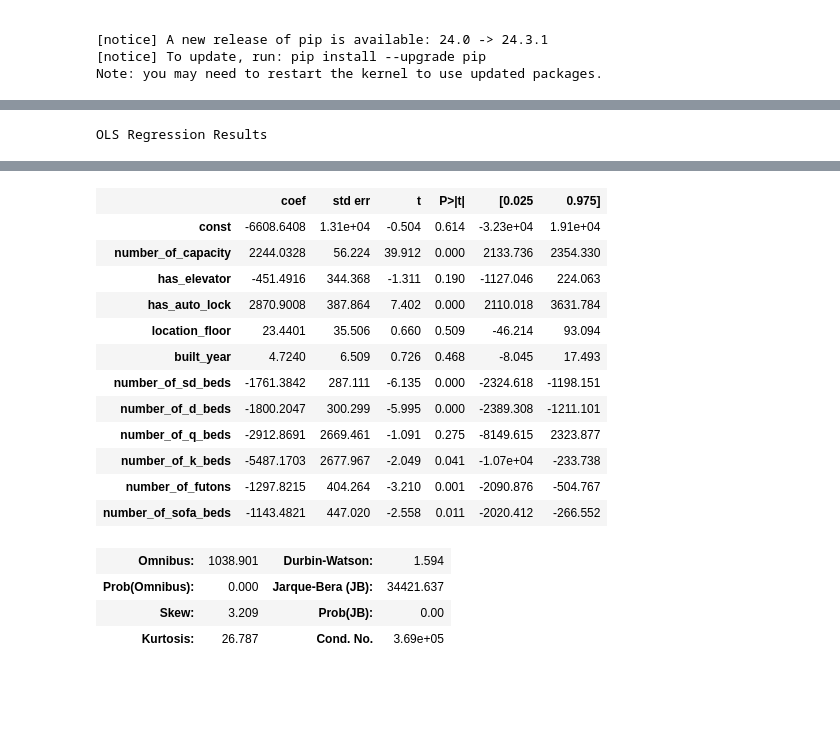
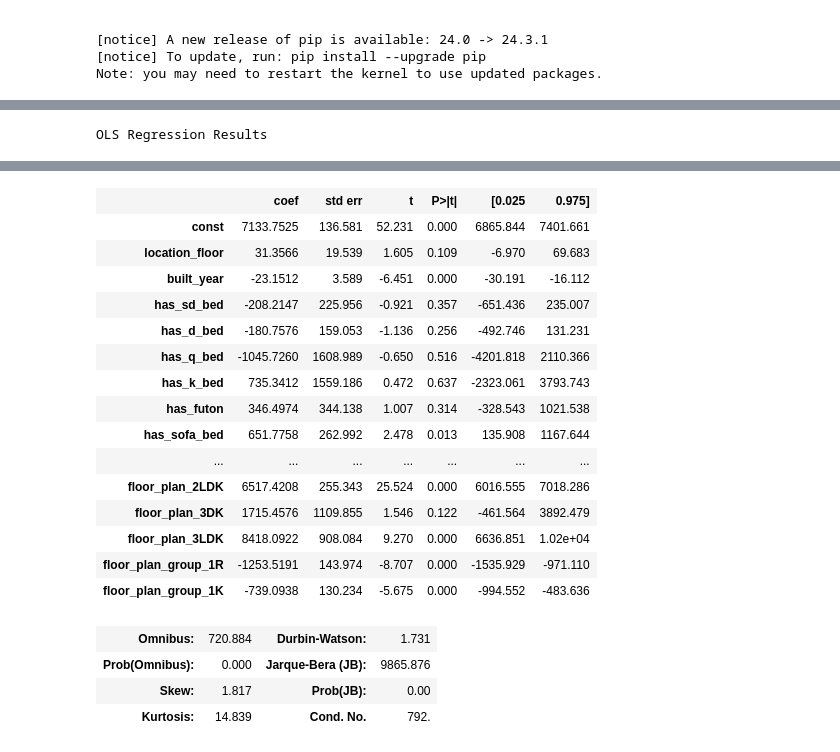
Before and after one commit to myuon/rm-listing-sales-analysis, a Jupyter notebook: analyze.ipynb, the cells around one changed output, grey strips where cells are left out. Saved outputs shown, nothing was run; the diff lists cells and outputs as text; code cells hidden in the pictures; blank space fills up the shorter version.

Commit message:
feat: adjust columns

```diff
--- a/analyze.ipynb
+++ b/analyze.ipynb
@@ -136,0 +155,4 @@ Length: 193, dtype: int64
+# %%
+# built_yearは築年数に変換
+
+df['built_year'] = 2024 - df['built_year']
@@ -165,0 +261,37 @@ X = df[features]
+# %%
+# 説明変数の定義
+features = [
+    'sqm',
+    # 'number_of_capacity',
+    'has_elevator',
+    'has_auto_lock',
+    'location_floor',
+    'built_year',
+    'has_sd_bed',
+    'has_d_bed',
+    'has_q_bed',
+    'has_k_bed',
+    'has_futon',
+    'has_sofa_bed',
+    'first_walk_min',
+]
+# features += [col for col in df.columns if col.startswith('stay_operation_type_')]
+# features += [col for col in df.columns if col.startswith('prefecture_name')]
+
+# city_nameを追加
+features += [col for col in df.columns if col.startswith('city_name')]
+
+# city_nameで始まるもののうち、city_name_大阪市から始まるものはまとめる: いずれかのcity_nameの部分がtrueならば、city_name_大阪市もtrue
+df['city_name_大阪市'] = df[[col for col in df.columns if col.startswith('city_name_大阪市')]].any(axis=1)
+features = [col for col in features if not col.startswith('city_name_大阪市')]
+features += ['city_name_大阪市']
+
+df.drop(columns=[col for col in df.columns if col.startswith('city_name_大阪市') and col != 'city_name_大阪市'], inplace=True)
+
+features += [col for col in df.columns if col.startswith('floor_plan')]
+
+# features += [col for col in df.columns if col.startswith('first_line')]
+
+X = df[features].astype(float)
+
+features
@@ -209,5 +383,5 @@ vif_data
 # %%
-high_vif = vif_data[vif_data['VIF'] > 10]['feature']
+high_vif = vif_data[vif_data['VIF'] > 7]['feature']
 
 X = X.drop(columns=high_vif)
 
@@ -220,6 +401,6 @@ Series([], Name: feature, dtype: object)
 # %%
 # 特徴量とターゲットの選択
-target = 'total_adr'
+target = 'monthly_adr'
 
 X = X.astype(float)
 
@@ -244,20 +425,23 @@ OLS Regression Results
 | Covariance Type: | nonrobust |  |  |
 |  | coef | std err | t | P>|t| | [0.025 | 0.975] |
-| const | -6608.6408 | 1.31e+04 | -0.504 | 0.614 | -3.23e+04 | 1.91e+04 |
-| number_of_capacity | 2244.0328 | 56.224 | 39.912 | 0.000 | 2133.736 | 2354.330 |
-| has_elevator | -451.4916 | 344.368 | -1.311 | 0.190 | -1127.046 | 224.063 |
-| has_auto_lock | 2870.9008 | 387.864 | 7.402 | 0.000 | 2110.018 | 3631.784 |
-| location_floor | 23.4401 | 35.506 | 0.660 | 0.509 | -46.214 | 93.094 |
-| built_year | 4.7240 | 6.509 | 0.726 | 0.468 | -8.045 | 17.493 |
-| number_of_sd_beds | -1761.3842 | 287.111 | -6.135 | 0.000 | -2324.618 | -1198.151 |
-| number_of_d_beds | -1800.2047 | 300.299 | -5.995 | 0.000 | -2389.308 | -1211.101 |
-| number_of_q_beds | -2912.8691 | 2669.461 | -1.091 | 0.275 | -8149.615 | 2323.877 |
-| number_of_k_beds | -5487.1703 | 2677.967 | -2.049 | 0.041 | -1.07e+04 | -233.738 |
-| number_of_futons | -1297.8215 | 404.264 | -3.210 | 0.001 | -2090.876 | -504.767 |
-| number_of_sofa_beds | -1143.4821 | 447.020 | -2.558 | 0.011 | -2020.412 | -266.552 |
+| const | 7133.7525 | 136.581 | 52.231 | 0.000 | 6865.844 | 7401.661 |
+| location_floor | 31.3566 | 19.539 | 1.605 | 0.109 | -6.970 | 69.683 |
+| built_year | -23.1512 | 3.589 | -6.451 | 0.000 | -30.191 | -16.112 |
+| has_sd_bed | -208.2147 | 225.956 | -0.921 | 0.357 | -651.436 | 235.007 |
+| has_d_bed | -180.7576 | 159.053 | -1.136 | 0.256 | -492.746 | 131.231 |
+| has_q_bed | -1045.7260 | 1608.989 | -0.650 | 0.516 | -4201.818 | 2110.366 |
+| has_k_bed | 735.3412 | 1559.186 | 0.472 | 0.637 | -2323.061 | 3793.743 |
+| has_futon | 346.4974 | 344.138 | 1.007 | 0.314 | -328.543 | 1021.538 |
+| has_sofa_bed | 651.7758 | 262.992 | 2.478 | 0.013 | 135.908 | 1167.644 |
+| ... | ... | ... | ... | ... | ... | ... |
+| floor_plan_2LDK | 6517.4208 | 255.343 | 25.524 | 0.000 | 6016.555 | 7018.286 |
+| floor_plan_3DK | 1715.4576 | 1109.855 | 1.546 | 0.122 | -461.564 | 3892.479 |
+| floor_plan_3LDK | 8418.0922 | 908.084 | 9.270 | 0.000 | 6636.851 | 1.02e+04 |
+| floor_plan_group_1R | -1253.5191 | 143.974 | -8.707 | 0.000 | -1535.929 | -971.110 |
+| floor_plan_group_1K | -739.0938 | 130.234 | -5.675 | 0.000 | -994.552 | -483.636 |
-| Omnibus: | 1038.901 | Durbin-Watson: | 1.594 |
-| Prob(Omnibus): | 0.000 | Jarque-Bera (JB): | 34421.637 |
-| Skew: | 3.209 | Prob(JB): | 0.00 |
-| Kurtosis: | 26.787 | Cond. No. | 3.69e+05 |
+| Omnibus: | 720.884 | Durbin-Watson: | 1.731 |
+| Prob(Omnibus): | 0.000 | Jarque-Bera (JB): | 9865.876 |
+| Skew: | 1.817 | Prob(JB): | 0.00 |
+| Kurtosis: | 14.839 | Cond. No. | 792. |
 Notes:
 [1] Standard Errors assume that the covariance matrix of the errors is correctly specified.
```
Also changed, not shown: parts of 18 cells of this notebook, 1 other file.
